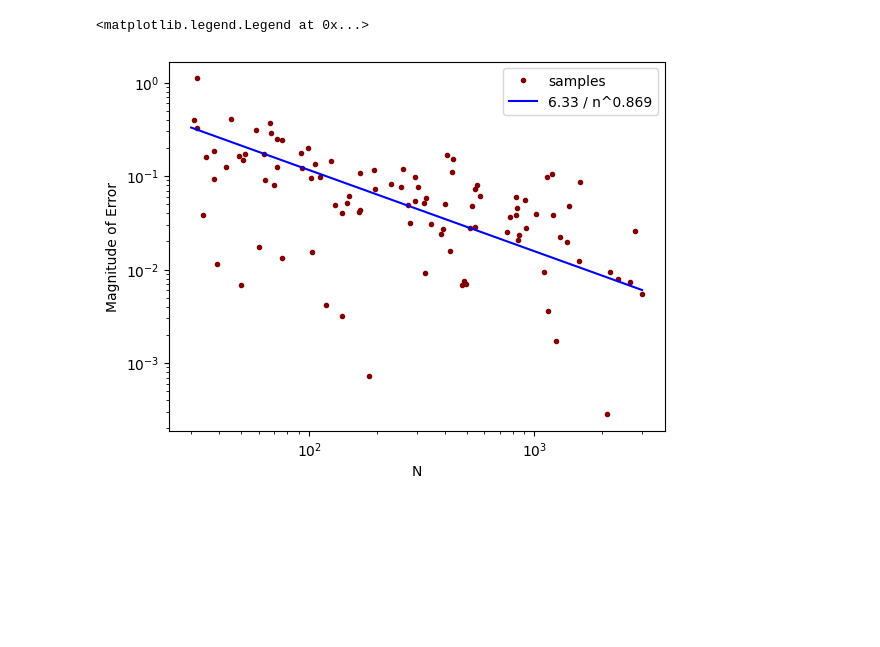
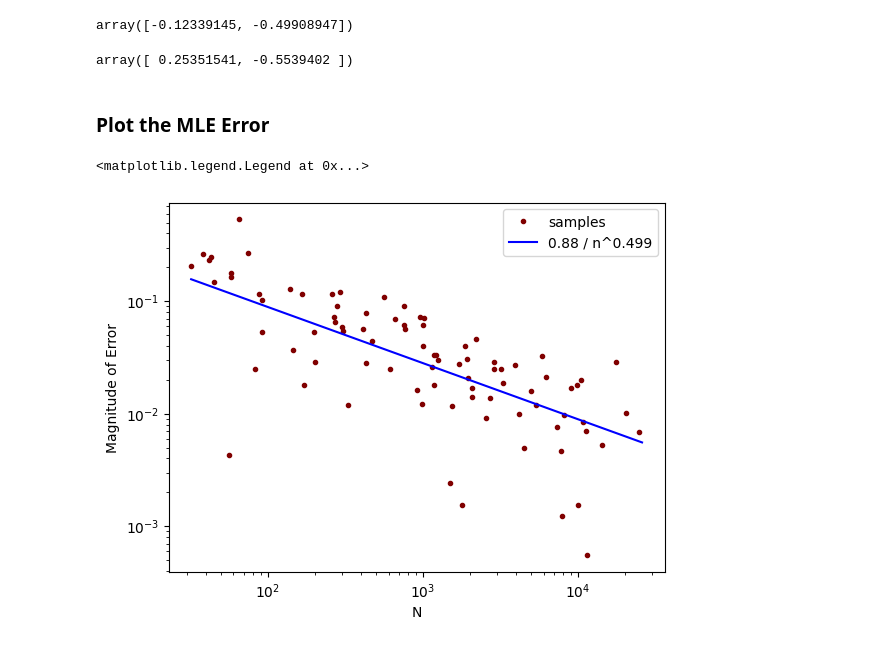
Before and after one commit to DesignToolInvestor/ManetSim, a Jupyter notebook: 2dDist/Worksheets/ml_vs_cdf_fit_b.ipynb, the cells around one changed output. Cells and saved outputs as stored; diff of their text form; code cells hidden in the pictures; blank space fills up the shorter version.

```diff
--- a/2dDist/Worksheets/ml_vs_cdf_fit_b.ipynb
+++ b/2dDist/Worksheets/ml_vs_cdf_fit_b.ipynb
@@ -68,3 +30,6 @@ print(timer.Delta())
+# %%
+nLog = tuple(log(n) for n in nL)
 # %%
-err = tuple(est - aTrue for est in aEst)
-errAbs = tuple(abs(e) for e in err)
+mleErr = tuple(est - aTrue for est in mleEst)
+mleErrAbs = tuple(abs(e) for e in mleErr)
+mleLogErr = tuple(log(e) for e in mleErrAbs)
@@ -81,14 +40,30 @@ k0,k1
+# %%
+linForm = lambda x,a0,a1: a0 + a1*x
+# %%
+mleParam,_ = curve_fit(linForm, nLog,mleLogErr)
+mleParam
+# %% [output]
+array([-0.12339145, -0.49908947])
+# %%
+cdfParam,_ = curve_fit(linForm, nLog,cdfLogErr)
+cdfParam
+# %% [output]
+array([ 0.25351541, -0.5539402 ])
+# %% [markdown]
+### Plot the MLE Error
 # %%
-plot.loglog(nL, errAbs, '.', color='maroon', label='samples')
+plot.loglog(nL, mleErr, '.', color='maroon', label='samples')
 
-nGrid = Grid1(minN,maxN, nPlot)
-fitGrid = [k0 / n**k1 for n in nGrid]
-text = f'{k0:.2f} / n^{k1:.3f}'
+nGrid = LogGrid1(nMin,nMax, nPlot)
+
+a0,a1 = mleParam
+fitGrid = [exp(a0) * n**a1 for n in nGrid]
+text = f'{exp(a0):.2f} / n^{-a1:.3f}'
 plot.loglog(nGrid, fitGrid, c='blue', label=text)
 
 plot.xlabel('N')
 plot.ylabel('Magnitude of Error')
 plot.legend()
 # %% [output]
 <matplotlib.legend.Legend at 0x...>
-[figure, old version]
+[figure, new version]
```
Also changed, not shown: parts of 22 cells of this notebook, 4 other files.
